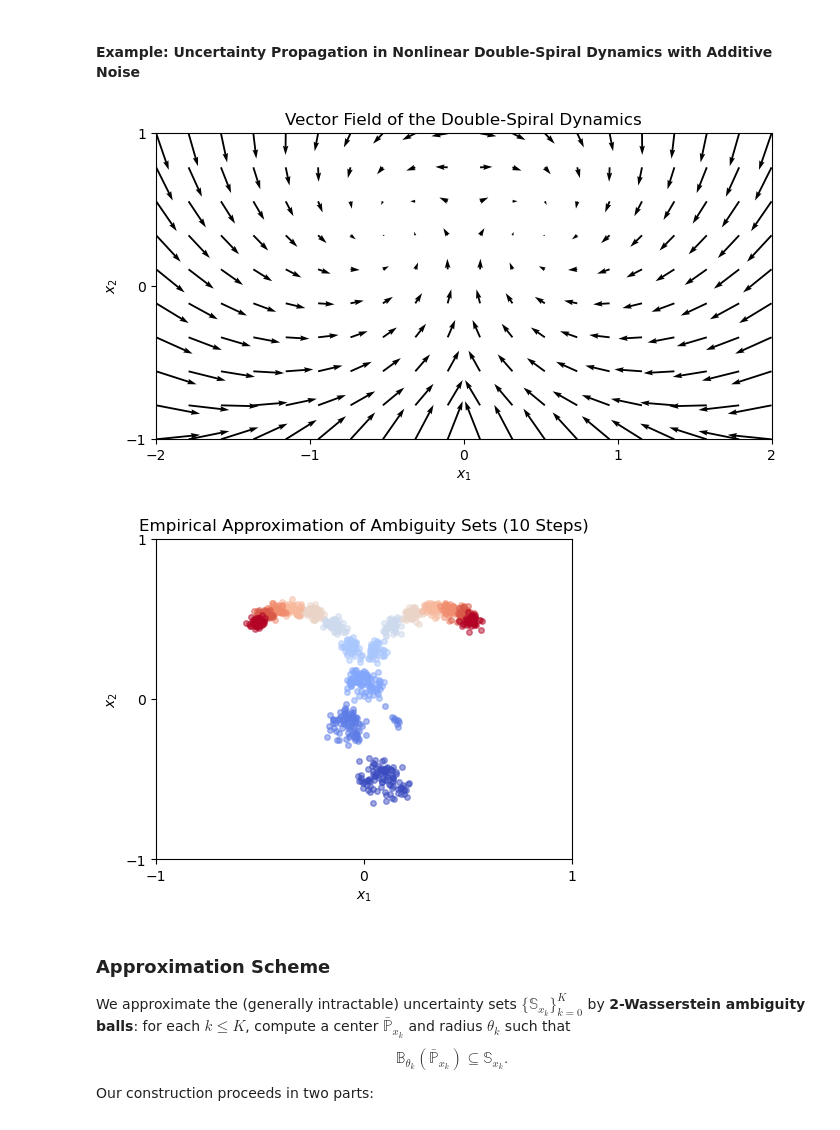
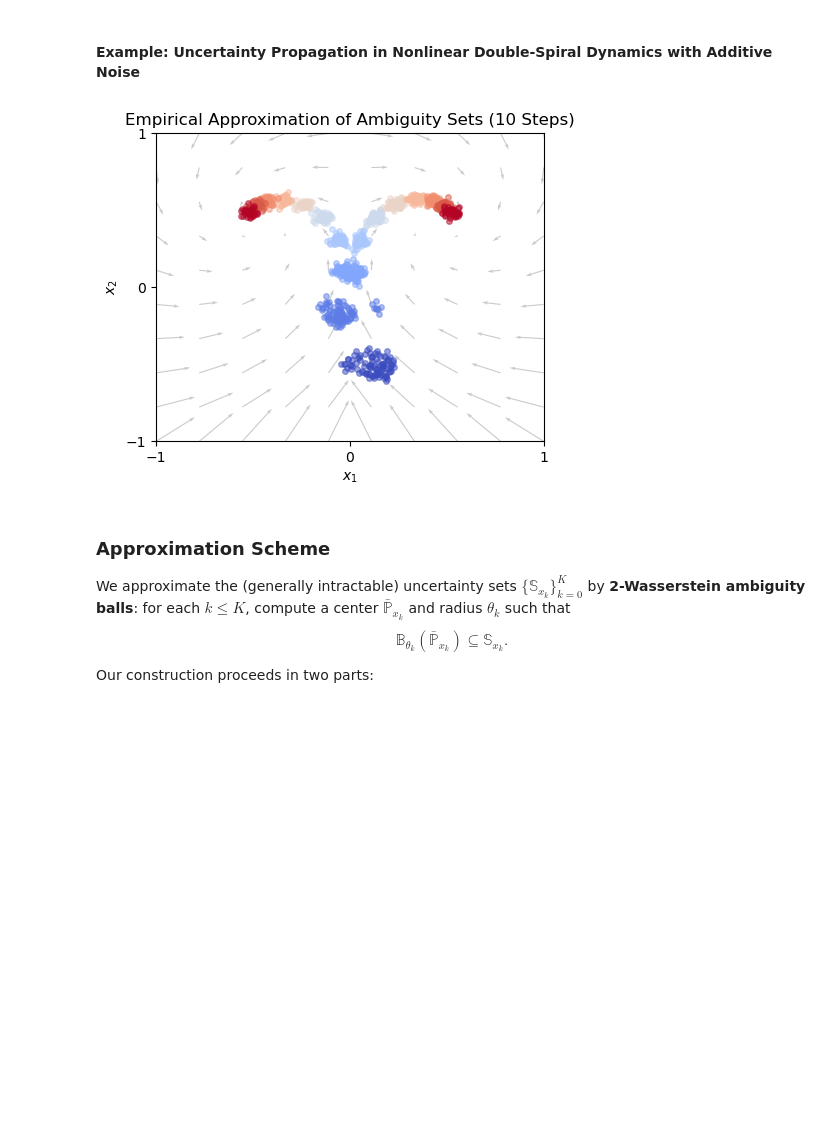
Before and after one commit to sjladams/WassProp, a Jupyter notebook: experiments/demo_cdc_workshop.ipynb, the cells around one changed output. Cells and saved outputs as stored; diff of their text form; code cells hidden in the pictures; blank space fills up the shorter version.

Commit message:
refactor: adapt cdc demo to new plotting utilities

```diff
--- a/experiments/demo_cdc_workshop.ipynb
+++ b/experiments/demo_cdc_workshop.ipynb
@@ -108,23 +106,23 @@ Each $\mathbb{S}_{x_k}$ thus represents all possible state distributions at time
 #### Example: Uncertainty Propagation in Nonlinear Double-Spiral Dynamics with Additive Noise
 # %%
 dynamics = AdditiveNoiseDynamics(DoubleSpiral2dDynamics())
-plot.plot_2d_dynamics(dynamics, xlim= [-2.0, 2.0], ylim=[-1.0, 1.0], figsize=(7, 4), scale=None, title="Vector Field of the Double-Spiral Dynamics")
 
 p0 = AmbiguityBall(
     center=MultivariateNormal(loc=torch.tensor([0.1, -0.5]), covariance_matrix=torch.eye(2) * 1e-3),
     radius=0.1
 )
 noise = AmbiguityBall(
     center=MultivariateNormal(loc=torch.zeros(2), covariance_matrix=torch.eye(2) * 1e-4),
     radius=0.01
 )
 
 true_samples = multi_step_empirical(dynamics=dynamics, p_emp=p0.sample(100), noise=noise, num_time_steps=10)
 
-plot.plot_2d_ambiguity_balls(true_samples, xlim=[-1.0, 1.0], ylim=[-1., 1.0], figsize=(5, 4), title="Empirical Approximation of Ambiguity Sets (10 Steps)")
+ax = plot.init_ax( xlim=[-1.0, 1.0], ylim=[-1., 1.0], figsize=(5, 4), title="Empirical Approximation of Ambiguity Sets (10 Steps)")
+ax = plot.plot_dynamics(ax, dynamics, scale=None, alpha=0.2)
+ax = plot.plot_path(ax, samples=true_samples)
 # %% [output]
-[figure, old version]
+[figure, new version]
-[figure, removed]
 # %% [markdown]
 ### Approximation Scheme
 
```
Also changed, not shown: parts of 7 cells of this notebook.
